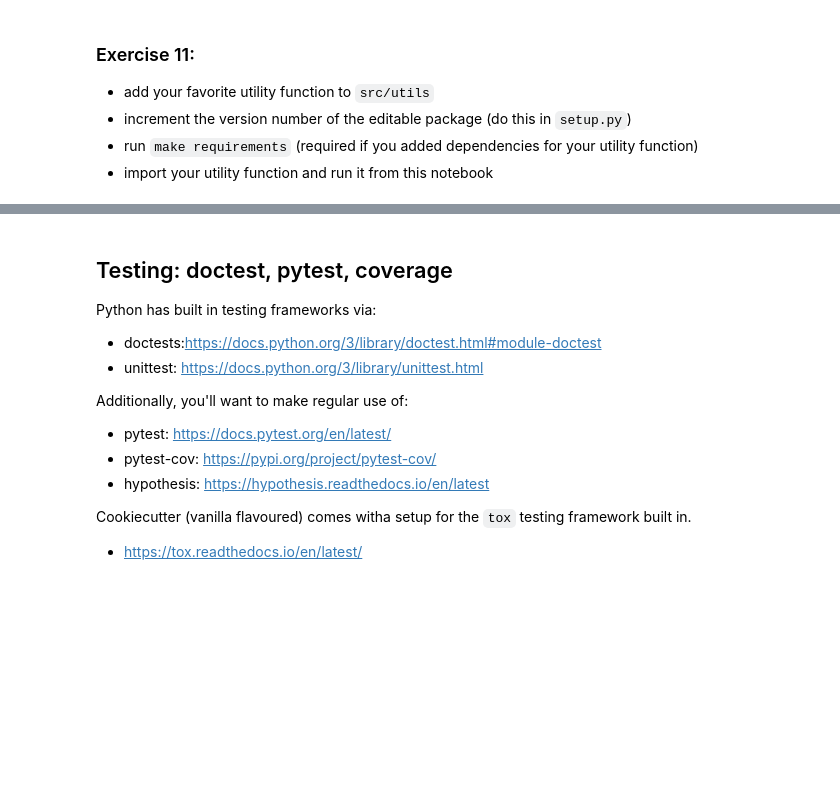
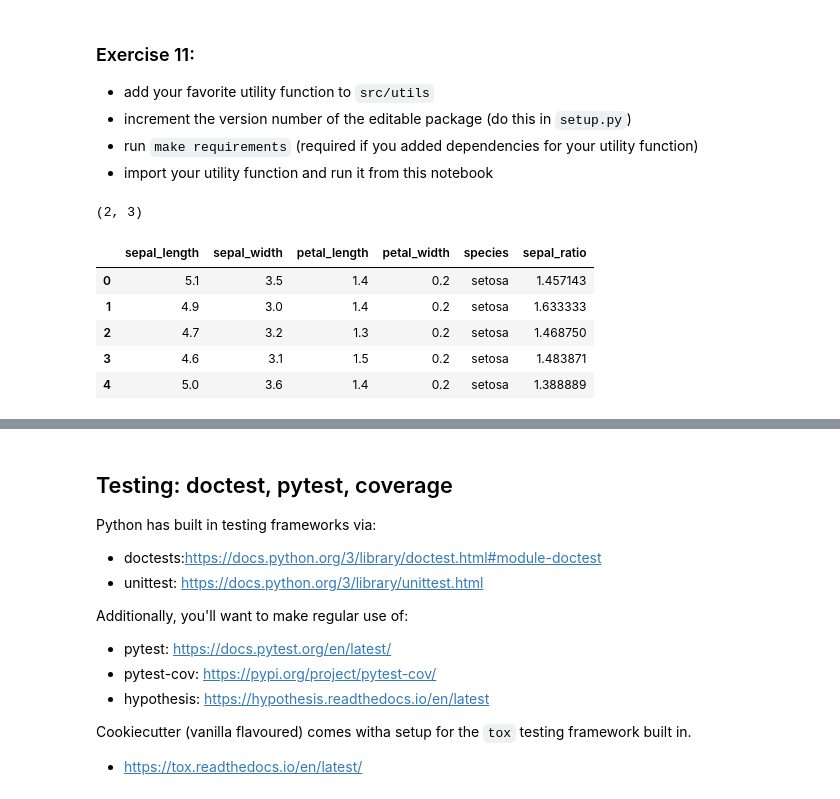
Before and after one commit to haugstve/bus_number_tutorial, a Jupyter notebook: notebooks/10-reproducible-environment.ipynb, the cells around one changed output, grey strips where cells are left out. Cells and saved outputs as stored; diff of their text form; code cells hidden in the pictures; blank space fills up the shorter version.

```diff
--- a/notebooks/10-reproducible-environment.ipynb
+++ b/notebooks/10-reproducible-environment.ipynb
@@ -478,0 +528,20 @@ For an obscene amount of detail on this concept, see https://semver.org/
+# %%
+df = pd.DataFrame({'col1': [1, 2, 3, 4],
+                    'col2': [1, 2, 1, 2],
+                    'col3': ['a', 'b', 'a', 'b']})
+df.filter('col2 == 2').shape
+# %% [output]
+(2, 3)
+# %%
+import seaborn as sns
+iris = sns.load_dataset('iris')
+# %%
+(iris.mutate(sepal_ratio = iris.sepal_length/iris.sepal_width)
+     .head())
+# %% [output]
+|  | sepal_length | sepal_width | petal_length | petal_width | species | sepal_ratio |
+| 0 | 5.1 | 3.5 | 1.4 | 0.2 | setosa | 1.457143 |
+| 1 | 4.9 | 3.0 | 1.4 | 0.2 | setosa | 1.633333 |
+| 2 | 4.7 | 3.2 | 1.3 | 0.2 | setosa | 1.468750 |
+| 3 | 4.6 | 3.1 | 1.5 | 0.2 | setosa | 1.483871 |
+| 4 | 5.0 | 3.6 | 1.4 | 0.2 | setosa | 1.388889 |
```
Also changed, not shown: parts of 19 cells of this notebook.
